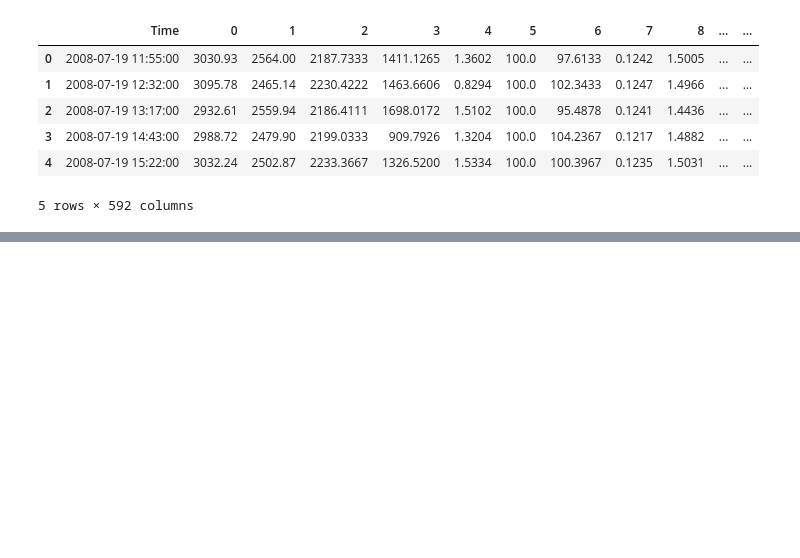
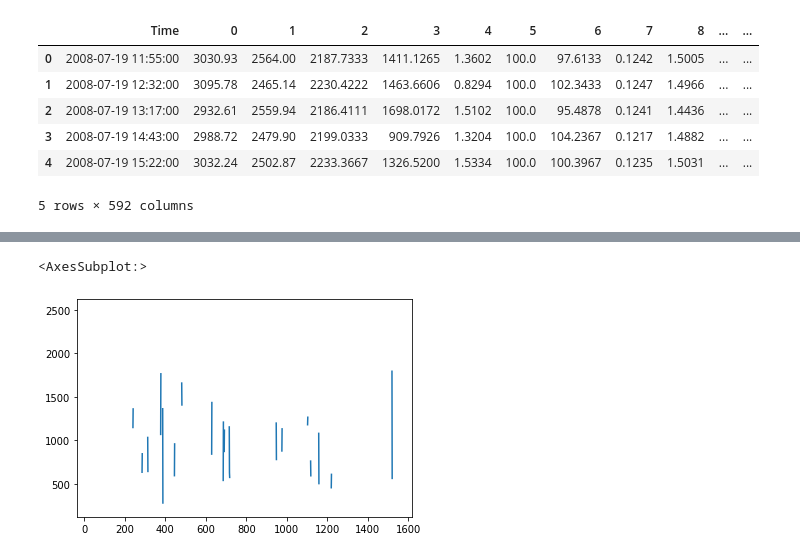
Before and after one commit to mickey390390/UCI_SECOM_dataset, a Jupyter notebook: EDA.ipynb, the cells around one changed output, grey strips where cells are left out. Saved outputs shown, nothing was run; the diff lists cells and outputs as text; code cells hidden in the pictures; blank space fills up the shorter version.

```diff
--- a/EDA.ipynb
+++ b/EDA.ipynb
@@ -14,0 +81,6 @@ test_df.head()
+# %%
+# 欠損値91%
+all_df['158'].plot()
+# %% [output]
+<AxesSubplot:>
+[figure, added]
```
Also changed, not shown: parts of 36 cells of this notebook.
